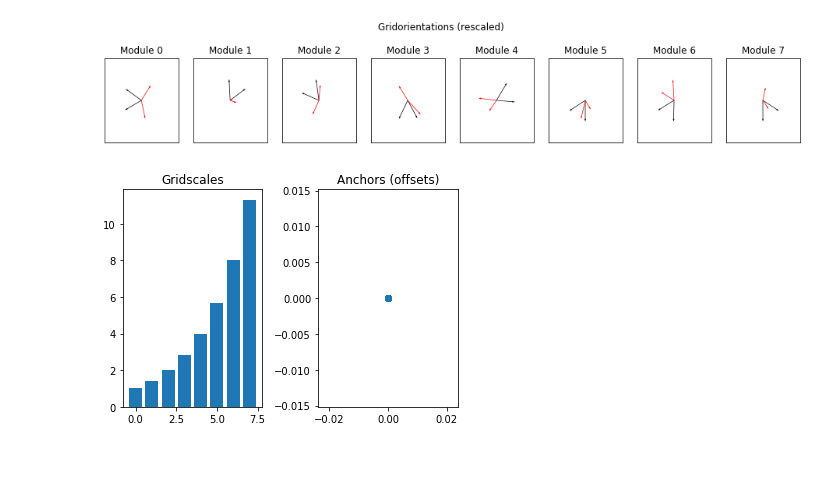
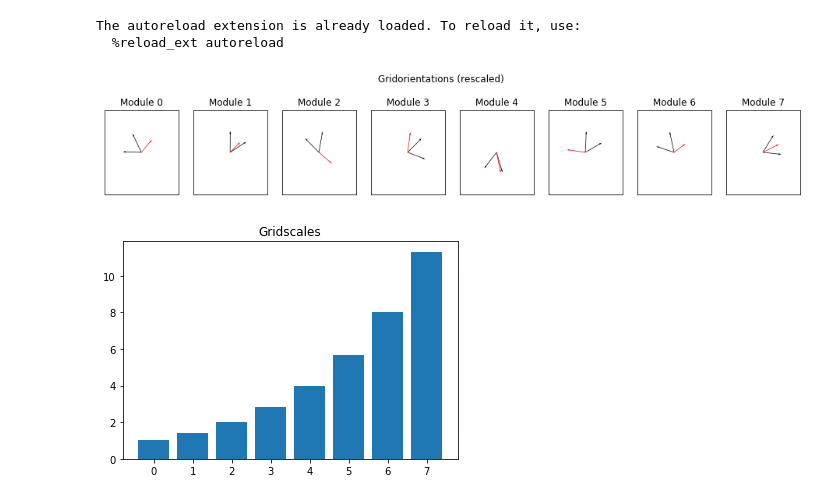
Before and after one commit to mirkoklukas/htmresearch, a Jupyter notebook: projects/gridcells/jupyter/M_dist/M-dist -- K-dim.ipynb, the cells around one changed output. Cells and saved outputs as stored; diff of their text form; code cells hidden in the pictures; blank space fills up the shorter version.

Commit message:
cleaned up code for the distance plot

```diff
--- a/projects/gridcells/jupyter/M_dist/M-dist -- K-dim.ipynb
+++ b/projects/gridcells/jupyter/M_dist/M-dist -- K-dim.ipynb
@@ -9,48 +23,50 @@ from htmresearch.support.gridcells.mdist.utils import *
 %autoreload 2
 
 
+
+
 m = 8
+k = 3
 S = np.sqrt(2)**np.arange(m)
-k = 4
-B = create_kd_hyper_module_base(m, k, scale=S)
-V = np.zeros((m,k))
+B = create_module_basis(m, k, scale=S)
+# %% [output]
+The autoreload extension is already loaded. To reload it, use:
+  %reload_ext autoreload
 # %%
 fig, ax = plt.subplots(1, m, figsize=(2*m, 2));
 plt.suptitle("Gridorientations (rescaled)", y=1.2)
 plt.subplots_adjust(left=None, bottom=None, right=None, top=None,
                 wspace=None, hspace=None)
 
 for i in range(m):
     ax[i].set_title("Module {}".format(i))
     ax[i].set_xlim(-2,2)
     ax[i].set_ylim(-2,2)
     ax[i].set_xticks([])
     ax[i].set_yticks([])
 
     r1 = B[i,0,:] / S[i]
     r2 = B[i,1,:] / S[i]
 
     ax[i].quiver(0.0,0.0,r1[:2],r2[:2], angles='xy', scale_units='xy', scale=1)
     for l in range(2,k):
         ax[i].quiver(0.0,0.0,r1[l],r2[l], angles='xy', scale_units='xy', scale=1, color="red")
 
 # plt.savefig("media/summary/{}d_orientations_m{}.pdf".format(k,m), dpi=150)
 plt.show()
 
 
 
-fig, ax = plt.subplots(1, 2);
+fig, ax = plt.subplots(1, 1);
 plt.subplots_adjust(left=None, bottom=None, right=None, top=None,
                 wspace=0.4, hspace=None)
 
-ax[0].set_title("Gridscales")
-ax[0].bar(range(m), S)
+ax.set_title("Gridscales")
+ax.bar(range(m), S)
 
-ax[1].set_title("Anchors (offsets)")
-ax[1].scatter(V[:,0], V[:,1])
 
 # plt.savefig("media/summary/{}d_scales_m{}.pdf".format(k,m), dpi=150)
 plt.show()
 # %% [output]
-[figure, old version]
+[figure, new version]
-[figure, old version]
+[figure, new version]
```
Also changed, not shown: parts of 10 cells of this notebook, 2 other files.
